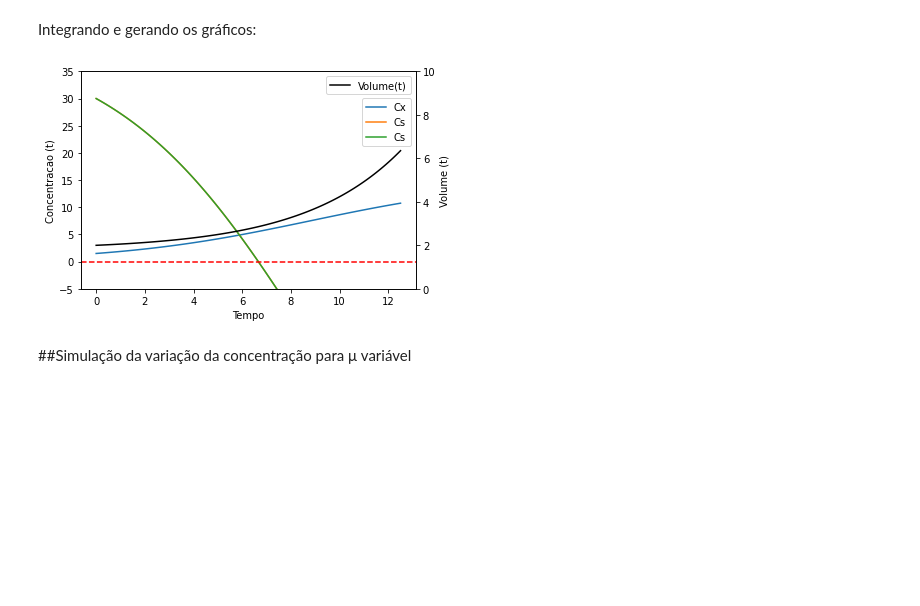
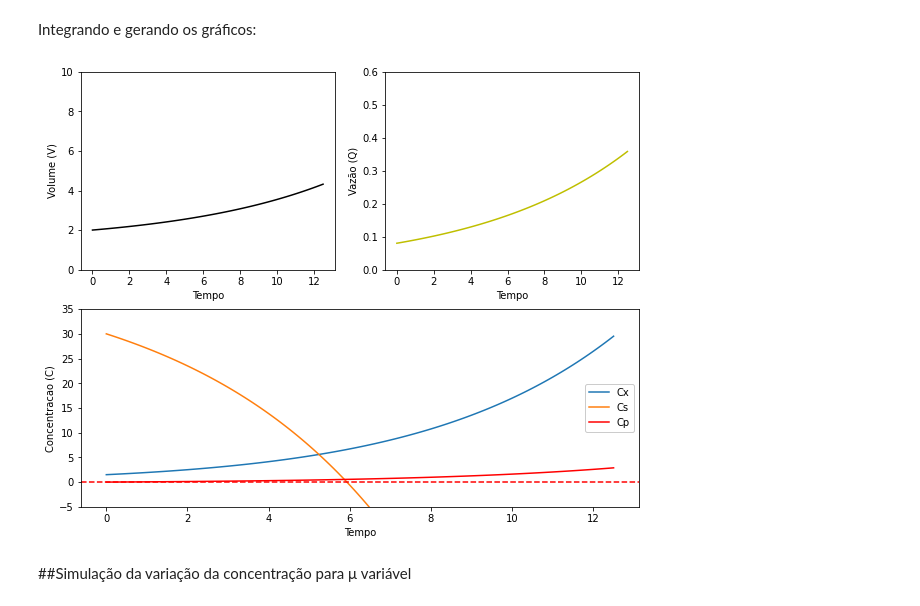
Before and after one commit to VitorMazziero/Processos-Fermentativos, a Jupyter notebook: Modelos Cineticos para Simulação - Batelada Alimentada.ipynb, the cells around one changed output. Cells and saved outputs as stored; diff of their text form; code cells hidden in the pictures; blank space fills up the shorter version.

```diff
--- a/Modelos Cineticos para Simulação - Batelada Alimentada.ipynb
+++ b/Modelos Cineticos para Simulação - Batelada Alimentada.ipynb
@@ -288,7 +288,7 @@ def Cp_Var(Cp, t, Cpe, α, β, D, Cx, Kdp):
 # %% [markdown]
 Definindo as condições iniciais:
 # %%
-# Simulação - μ constante
+# Simulação - μ constante Batelada alimentada
 
 # -*- coding: utf-8 -*-
 """
@@ -308,13 +308,13 @@ C = [Cx0, Cs0, Cp0]
 
 # Parâmetros para crescimento celular
 μ = 0.3
-Kd = 0.05
+Kd = 0
 
 # Parâmetros para consumo de substrato
 Yxs = 0.2
 
 # Parâmetros para formação de produto
-α = 0.25
+α = 0.1
 β = 0
 Kdp = 0
 # %% [markdown]
@@ -337,9 +337,9 @@ print(t)
 Definindo os parâmetros operacionais
 # %%
 # Parâmetros operacionais
-Q0 = 5*10**-2
+Q0 = 8*10**-2
 V0 = 2.0
-β = 0.25
+δ = 0.12
 
 #Concentrações de alimentação
 Cxe = 0
@@ -348,10 +348,10 @@ Cpe = 0
 # %% [markdown]
 Unindo as funções Cx_Var, Cs_Var e Cp_Var descritas anteriormente em **C_Var** :
 # %%
-def C_Var(C, t, μ, Kd, Yxs, α, β, Kdp, Q0, V0, Cxe, Cse, Cpe):
+def C_Var(C, t, μ, Kd, Yxs, α, β, Kdp, Q0, V0, δ, Cxe, Cse, Cpe):
     # Vazão exponencial
-    Q = Q0*(np.exp(β*t))
-    V = V0 + (Q0/β)*(np.exp(β*t)-1)
+    Q = Q0*(np.exp(δ*t))
+    V = V0 + (Q0/δ)*(np.exp(δ*t)-1)
     D = Q/V
 
     dCxdt = D*Cxe + (μ-Kd-D)*C[0] #Eq. (5)
@@ -369,25 +363,39 @@ Volume = V0 + (Q0/β)*(np.exp(β*t)-1)
 # %%
-Result = odeint(C_Var, C, t, args=(μ, Kd, Yxs, α, β, Kdp, Q0, V0, Cxe, Cse, Cpe))
-fig, ax1 = plt.subplots()
+from scipy.integrate import odeint
+import matplotlib.pyplot as plt
 
+Q = Q0*(np.exp(δ*t))
+V = V0 + (Q0/δ)*(np.exp(δ*t)-1)
+
+Result = odeint(C_Var, C, t, args=(μ, Kd, Yxs, α, β, Kdp, Q0, V0, δ, Cxe, Cse, Cpe))
+
+fig = plt.subplots(figsize=(10, 8))
+
+ax1 = plt.subplot(212)
 ax1.plot(t, Result[:, 0], label='Cx')
 ax1.plot(t, Result[:, 1], label='Cs')
-ax1.plot(t, Result[:, 1], label='Cs')
-ax1.set_ylabel('Concentracao (t)')
+ax1.plot(t, Result[:, 2], label='Cp',  color = 'r')
+ax1.set_ylabel('Concentracao (C)')
 ax1.set_ylim([-5, 35])
-plt.legend(loc='upper right', bbox_to_anchor=(1, 0.9))
-plt.axhline(0, color = 'r', linestyle = '--')
+ax1.set_xlabel('Tempo')
+ax1.legend(facecolor='white', framealpha=1)
+ax1.axhline(0, color = 'r', linestyle = '--')
 
-ax2 = ax1.twinx()
-ax2.plot(t,Volume,label='Volume(t)',  color = 'k')
-ax2.set_ylabel('Volume (t)')
+ax2 = plt.subplot(221)
+ax2.plot(t,V,  color = 'k')
+ax2.set_ylabel('Volume (V)')
 ax2.set_ylim([0, 10])
-ax1.set_xlabel('Tempo')
-plt.legend()
+ax2.set_xlabel('Tempo')
+
+ax3 = plt.subplot(222)
+ax3.plot(t,Q, color = 'y')
+ax3.set_ylabel('Vazão (Q)')
+ax3.set_ylim([0, 0.6])
+ax3.set_xlabel('Tempo')
 
 plt.show()
 # %% [output]
-[figure, old version]
+[figure, new version]
 # %% [markdown]
 ##Simulação da variação da concentração para μ variável
 # %% [markdown]
```
Also changed, not shown: parts of 49 cells of this notebook.
